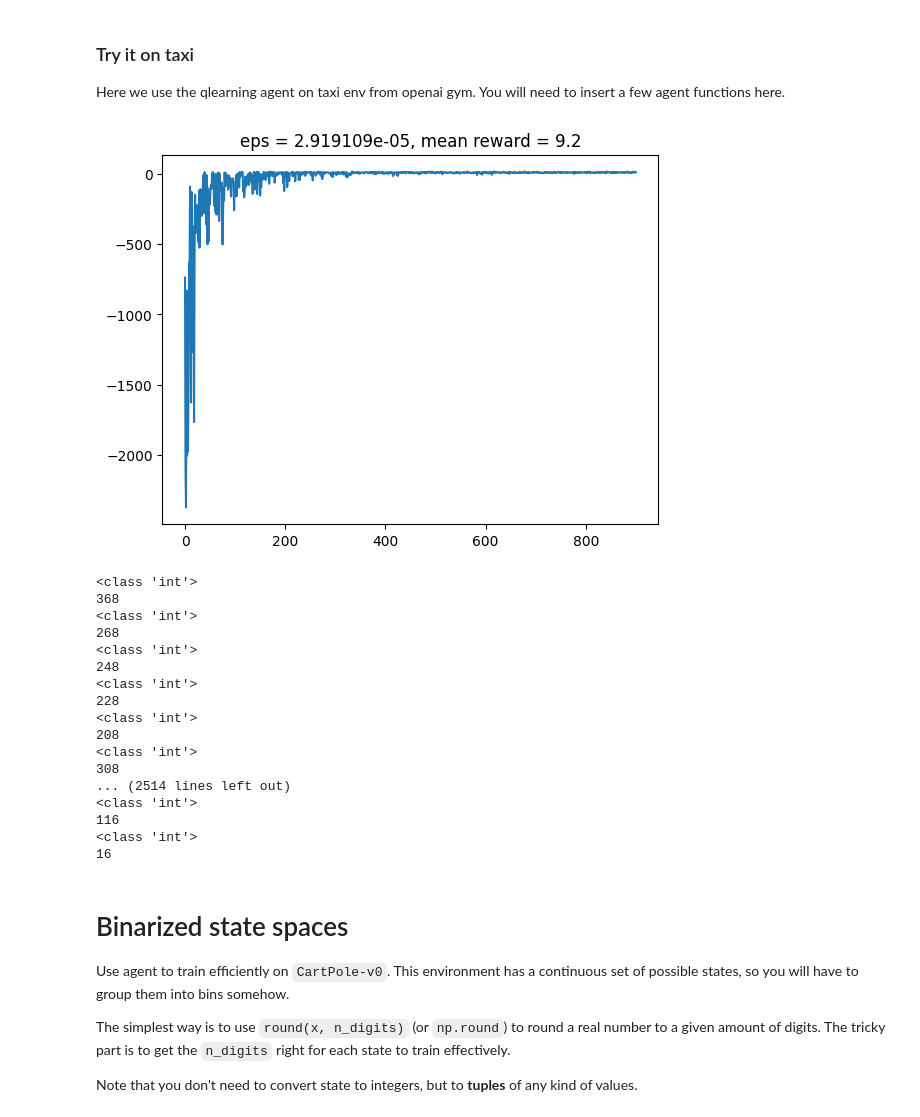
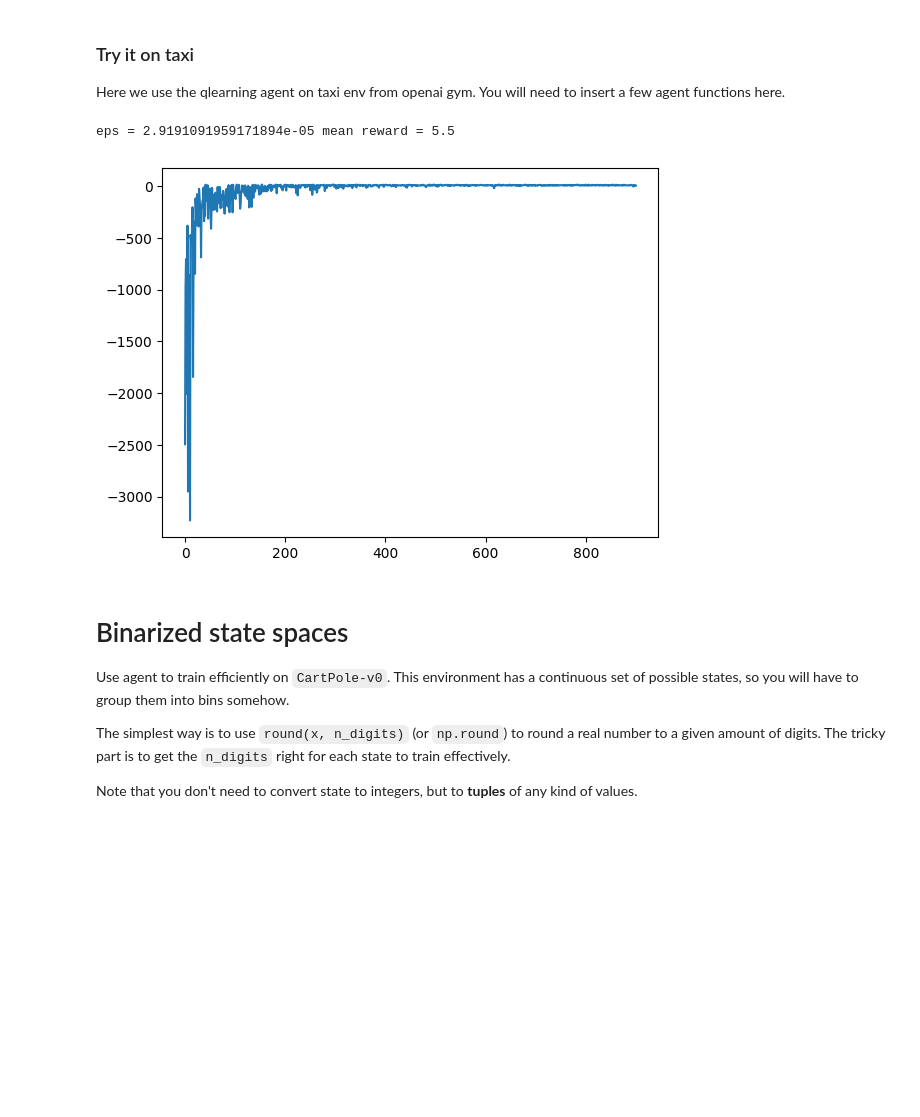
Before and after one commit to CracknellJ/Reinforcement-Learning-Exercises, a Jupyter notebook: 3. model-free/seminar_qlearning.ipynb, the cells around one changed output. Drawn from its saved outputs; the diff is of its cells as text; code cells hidden in the pictures; blank space fills up the shorter version.

```diff
--- a/3. model-free/seminar_qlearning.ipynb
+++ b/3. model-free/seminar_qlearning.ipynb
@@ -80,7 +80,7 @@ class QLearningAgent:
             return 0.0
 
         #V(s) = max_over_action Q(state,action) over possible actions.
-        value = max([self.get_qvalue(state, action) for action in possible_actions])
+        value = np.max([self.get_qvalue(state, action) for action in possible_actions])
 
         return value
 
@@ -95,7 +95,7 @@ class QLearningAgent:
         learning_rate = self.alpha
 
         #Q(s,a) := (1 - alpha) * Q(s,a) + alpha * (r + gamma * V(s'))
-        new_qvalue = (1 - self.alpha) * self.get_qvalue(state, action) + self.alpha * (reward + self.discount * self.get_value(next_state))
+        new_qvalue = (1 - self.alpha) * self.get_qvalue(state, action) + self.alpha * (reward + (self.discount * self.get_value(next_state)))
 
         self.set_qvalue(state, action, new_qvalue)
 
@@ -150,13 +150,17 @@ Here we use the qlearning agent on taxi env from openai gym.
 You will need to insert a few agent functions here.
 # %%
 import gymnasium as gym
-env = gym.make("Taxi-v3", render_mode="ansi")
+
+try:
+    env = gym.make('Taxi-v3', render_mode="rgb_array")
+except gym.error.DeprecatedEnv:
+    # Taxi-v2 was replaced with Taxi-v3 in gym 0.15.0
+    env = gym.make('Taxi-v2', render_mode="rgb_array")
 
 n_actions = env.action_space.n
 # %%
-agent = QLearningAgent(
-    alpha=0.5, epsilon=0.25, discount=0.99,
-    get_legal_actions=lambda s: range(n_actions))
+agent = QLearningAgent(alpha=0.5, epsilon=0.25, discount=0.99,
+                       get_legal_actions=lambda s: range(n_actions))
 # %%
 def play_and_train(env, agent, t_max=10**4):
     """
@@ -166,18 +170,17 @@ def play_and_train(env, agent, t_max=10**4):
     - return total reward
     """
     total_reward = 0.0
-    s = env.reset()
+    s = env.reset()[0]
 
     for t in range(t_max):
         # get agent to pick action given state s.
-        if type(s) == tuple:
-            s = s[0]
         a = agent.get_action(s)
 
-        next_s, r, done, truncated, info = env.step(a)
+        next_s, r, done, _, _ = env.step(a)
 
         # train (update) agent for state s
-        agent.update(s, a, r, next_s)
+        # <YOUR CODE>
+        agent.update(s,a,r,next_s)
 
         s = next_s
         total_reward += r
@@ -188,35 +191,19 @@ def play_and_train(env, agent, t_max=10**4):
 # %%
 from IPython.display import clear_output
 
 rewards = []
 for i in range(1000):
     rewards.append(play_and_train(env, agent))
     agent.epsilon *= 0.99
 
     if i % 100 == 0:
         clear_output(True)
-        plt.title('eps = {:e}, mean reward = {:.1f}'.format(agent.epsilon, np.mean(rewards[-10:])))
+        print('eps =', agent.epsilon, 'mean reward =', np.mean(rewards[-10:]))
         plt.plot(rewards)
         plt.show()
 # %% [output]
+eps = 2.9191091959171894e-05 mean reward = 5.5
-[figure, old version]
+[figure, new version]
-<class 'int'>
-368
-<class 'int'>
-268
-<class 'int'>
-248
-<class 'int'>
-228
-<class 'int'>
-208
-<class 'int'>
-308
-... (2514 lines left out)
-<class 'int'>
-116
-<class 'int'>
-16
 # %% [markdown]
 # Binarized state spaces
 
```
Also changed, not shown: parts of 7 cells of this notebook.
